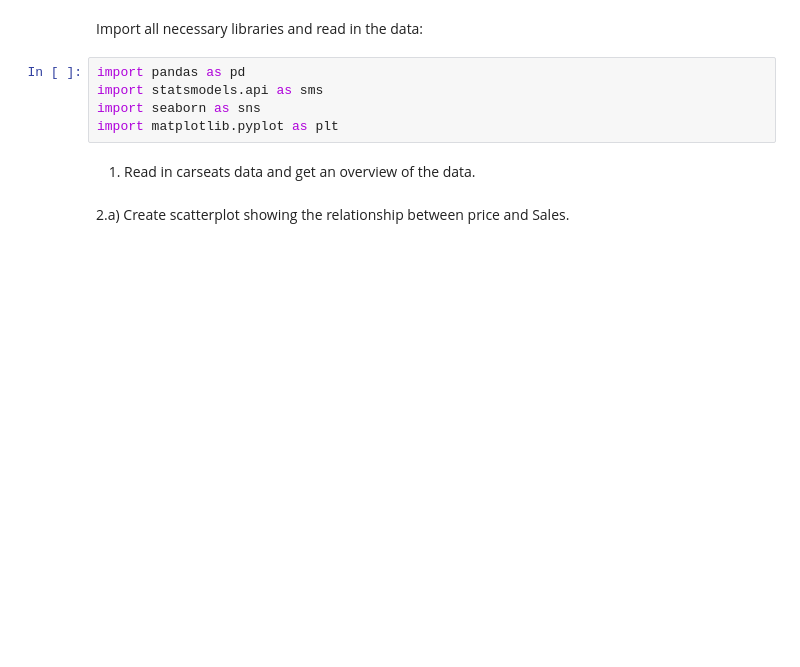
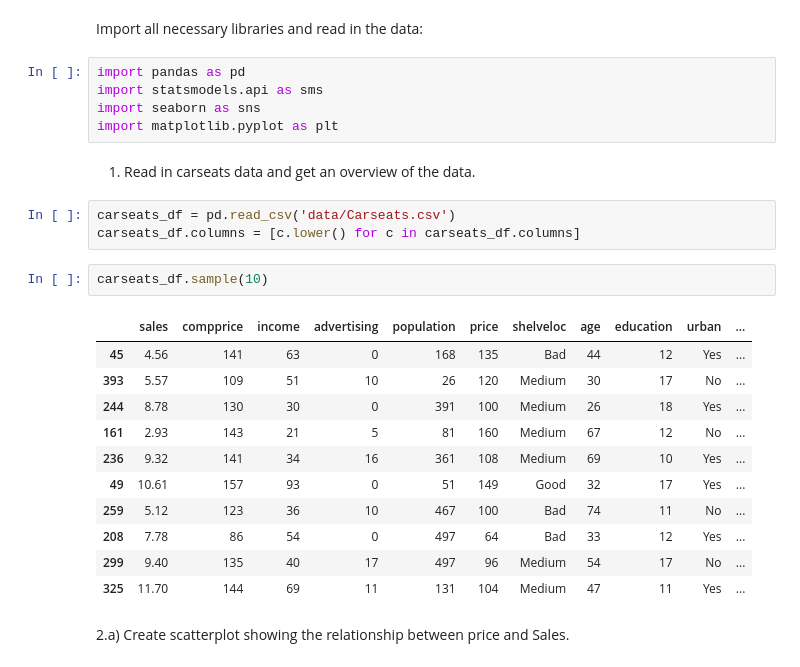
Before and after one commit to SabrinaPau/13_linear_regression, a Jupyter notebook: 2-Linear-Regression-Exercise.ipynb, the cells around one changed output. Drawn from its saved outputs; the diff is of its cells as text; blank space fills up the shorter version.

```diff
--- a/2-Linear-Regression-Exercise.ipynb
+++ b/2-Linear-Regression-Exercise.ipynb
@@ -63,5 +75,22 @@ import seaborn as sns
 import matplotlib.pyplot as plt
 # %% [markdown]
 1. Read in carseats data and get an overview of the data.
+# %%
+carseats_df = pd.read_csv('data/Carseats.csv')
+carseats_df.columns = [c.lower() for c in carseats_df.columns]
+# %%
+carseats_df.sample(10)
+# %% [output]
+|  | sales | compprice | income | advertising | population | price | shelveloc | age | education | urban | ... |
+| 45 | 4.56 | 141 | 63 | 0 | 168 | 135 | Bad | 44 | 12 | Yes | ... |
+| 393 | 5.57 | 109 | 51 | 10 | 26 | 120 | Medium | 30 | 17 | No | ... |
+| 244 | 8.78 | 130 | 30 | 0 | 391 | 100 | Medium | 26 | 18 | Yes | ... |
+| 161 | 2.93 | 143 | 21 | 5 | 81 | 160 | Medium | 67 | 12 | No | ... |
+| 236 | 9.32 | 141 | 34 | 16 | 361 | 108 | Medium | 69 | 10 | Yes | ... |
+| 49 | 10.61 | 157 | 93 | 0 | 51 | 149 | Good | 32 | 17 | Yes | ... |
+| 259 | 5.12 | 123 | 36 | 10 | 467 | 100 | Bad | 74 | 11 | No | ... |
+| 208 | 7.78 | 86 | 54 | 0 | 497 | 64 | Bad | 33 | 12 | Yes | ... |
+| 299 | 9.40 | 135 | 40 | 17 | 497 | 96 | Medium | 54 | 17 | No | ... |
+| 325 | 11.70 | 144 | 69 | 11 | 131 | 104 | Medium | 47 | 11 | Yes | ... |
 # %% [markdown]
 2.a) Create scatterplot showing the relationship between price and Sales.
```
Also changed, not shown: parts of 17 cells of this notebook, 3 other files.
